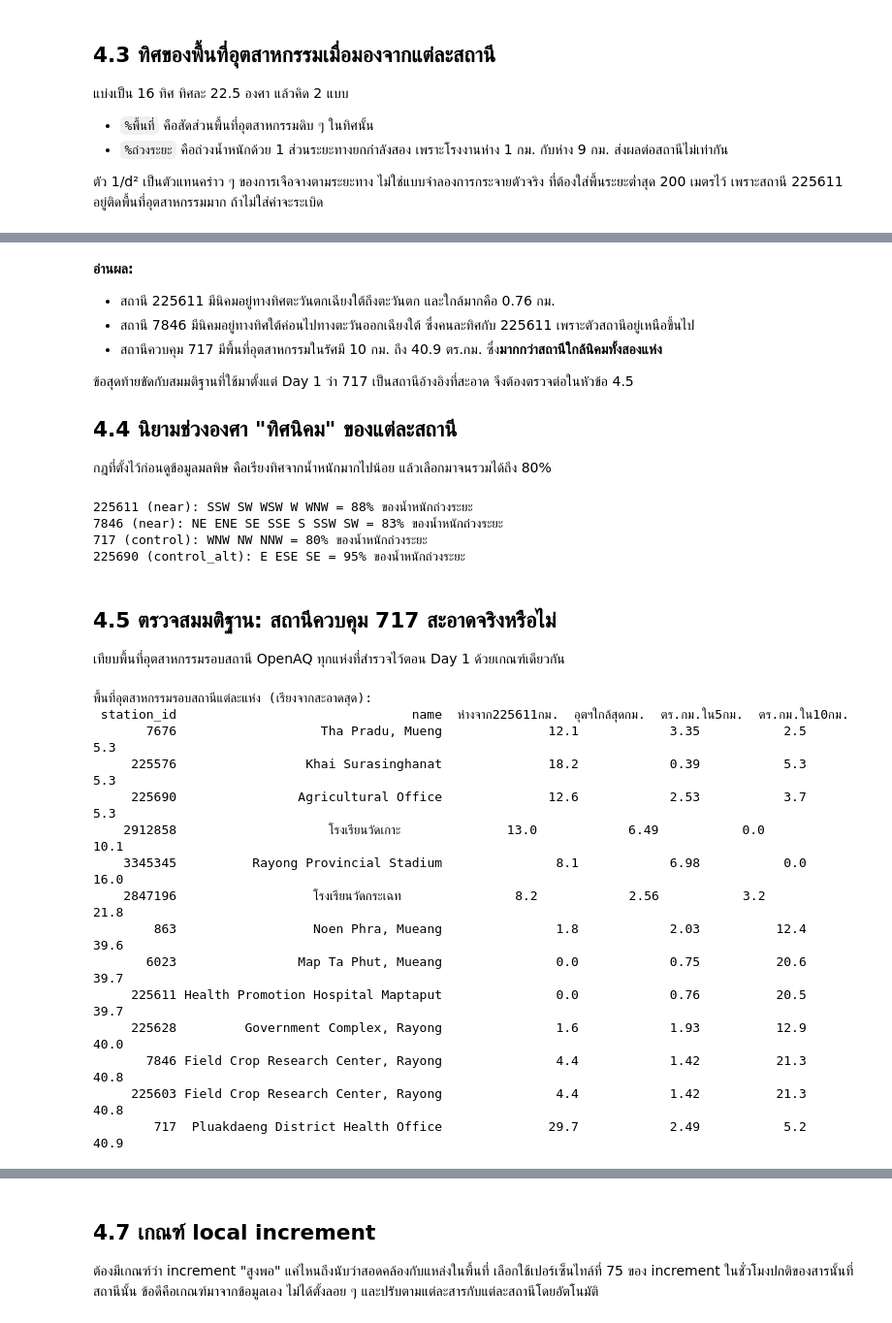
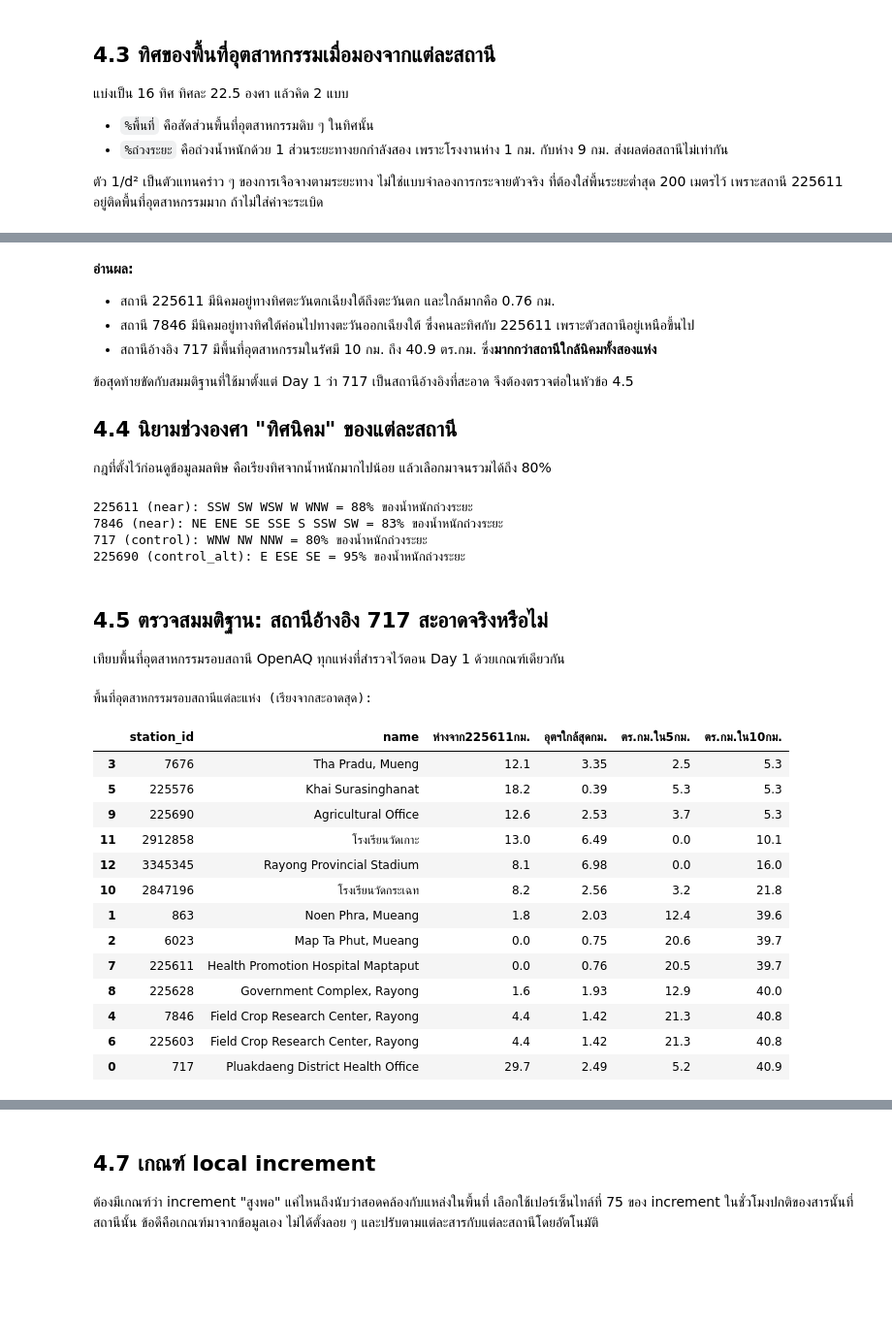
Before and after one commit to Rmnlin/maptaphut-air-quality, a Jupyter notebook: notebooks/04_attribution.ipynb, the cells around one changed output, grey strips where cells are left out. Shown at 97% size. Saved outputs shown, nothing was run; the diff lists cells and outputs as text; code cells hidden in the pictures; blank space fills up the shorter version.

```diff
--- a/notebooks/04_attribution.ipynb
+++ b/notebooks/04_attribution.ipynb
@@ -189,7 +207,7 @@ NNE   11-34       0.0        0.0
 **อ่านผล:**
 - สถานี 225611 มีนิคมอยู่ทางทิศตะวันตกเฉียงใต้ถึงตะวันตก และใกล้มากคือ 0.76 กม.
 - สถานี 7846 มีนิคมอยู่ทางทิศใต้ค่อนไปทางตะวันออกเฉียงใต้ ซึ่งคนละทิศกับ 225611 เพราะตัวสถานีอยู่เหนือขึ้นไป
-- สถานีควบคุม 717 มีพื้นที่อุตสาหกรรมในรัศมี 10 กม. ถึง 40.9 ตร.กม. ซึ่ง**มากกว่าสถานีใกล้นิคมทั้งสองแห่ง**
+- สถานีอ้างอิง 717 มีพื้นที่อุตสาหกรรมในรัศมี 10 กม. ถึง 40.9 ตร.กม. ซึ่ง**มากกว่าสถานีใกล้นิคมทั้งสองแห่ง**
 
 ข้อสุดท้ายขัดกับสมมติฐานที่ใช้มาตั้งแต่ Day 1 ว่า 717 เป็นสถานีอ้างอิงที่สะอาด จึงต้องตรวจต่อในหัวข้อ 4.5
 
@@ -212,47 +230,47 @@ for sid, s in STATIONS.items():
 717 (control): WNW NW NNW = 80% ของน้ำหนักถ่วงระยะ
 225690 (control_alt): E ESE SE = 95% ของน้ำหนักถ่วงระยะ
 # %% [markdown]
-## 4.5 ตรวจสมมติฐาน: สถานีควบคุม 717 สะอาดจริงหรือไม่
+## 4.5 ตรวจสมมติฐาน: สถานีอ้างอิง 717 สะอาดจริงหรือไม่
 
 เทียบพื้นที่อุตสาหกรรมรอบสถานี OpenAQ ทุกแห่งที่สำรวจไว้ตอน Day 1 ด้วยเกณฑ์เดียวกัน
 # %%
-# ตรวจสมมติฐานสำคัญ: สถานีควบคุม 717 "สะอาด" จริงหรือไม่
+# ตรวจสมมติฐานสำคัญ: สถานีอ้างอิง 717 "สะอาด" จริงหรือไม่
 # เทียบกับสถานี OpenAQ ทุกแห่งที่สำรวจไว้ตอน Day 1
 locs = json.load(open('../data/raw/openaq_locations.json', encoding='utf-8'))
 cand = {int(l['id']): {'lat': l['coordinates']['latitude'], 'lon': l['coordinates']['longitude'],
                        'name': l['name']} for l in locs}
 cand[717] = STATIONS[717]
 
 rows = []
 for sid, s in sorted(cand.items()):
     dx = (ind_pts[:, 0] - s['lon']) * M_PER_DEG_LON
     dy = (ind_pts[:, 1] - s['lat']) * M_PER_DEG_LAT
     d = np.sqrt(dx**2 + dy**2) / 1000
     d_main = np.sqrt((((s['lon'] - STATIONS[225611]['lon']) * M_PER_DEG_LON)**2 +
                       ((s['lat'] - STATIONS[225611]['lat']) * M_PER_DEG_LAT)**2)) / 1000
     rows.append({'station_id': sid, 'name': s['name'][:34],
                  'ห่างจาก225611กม.': round(d_main, 1),
                  'อุตฯใกล้สุดกม.': round(d.min(), 2),
                  'ตร.กม.ใน5กม.': round((d <= 5).sum() * 0.04, 1),
                  'ตร.กม.ใน10กม.': round((d <= 10).sum() * 0.04, 1)})
 print('พื้นที่อุตสาหกรรมรอบสถานีแต่ละแห่ง (เรียงจากสะอาดสุด):')
-print(pd.DataFrame(rows).sort_values('ตร.กม.ใน10กม.').to_string(index=False))
+display(pd.DataFrame(rows).sort_values('ตร.กม.ใน10กม.'))
 # %% [output]
 พื้นที่อุตสาหกรรมรอบสถานีแต่ละแห่ง (เรียงจากสะอาดสุด):
- station_id                               name  ห่างจาก225611กม.  อุตฯใกล้สุดกม.  ตร.กม.ใน5กม.  ตร.กม.ใน10กม.
-       7676                   Tha Pradu, Mueng              12.1            3.35           2.5            5.3
-     225576                 Khai Surasinghanat              18.2            0.39           5.3            5.3
-     225690                Agricultural Office              12.6            2.53           3.7            5.3
-    2912858                    โรงเรียนวัดเกาะ              13.0            6.49           0.0           10.1
-    3345345          Rayong Provincial Stadium               8.1            6.98           0.0           16.0
-    2847196                  โรงเรียนวัดกระเฉท               8.2            2.56           3.2           21.8
-        863                  Noen Phra, Mueang               1.8            2.03          12.4           39.6
-       6023                Map Ta Phut, Mueang               0.0            0.75          20.6           39.7
-     225611 Health Promotion Hospital Maptaput               0.0            0.76          20.5           39.7
-     225628         Government Complex, Rayong               1.6            1.93          12.9           40.0
-       7846 Field Crop Research Center, Rayong               4.4            1.42          21.3           40.8
-     225603 Field Crop Research Center, Rayong               4.4            1.42          21.3           40.8
-        717  Pluakdaeng District Health Office              29.7            2.49           5.2           40.9
+|  | station_id | name | ห่างจาก225611กม. | อุตฯใกล้สุดกม. | ตร.กม.ใน5กม. | ตร.กม.ใน10กม. |
+| 3 | 7676 | Tha Pradu, Mueng | 12.1 | 3.35 | 2.5 | 5.3 |
+| 5 | 225576 | Khai Surasinghanat | 18.2 | 0.39 | 5.3 | 5.3 |
+| 9 | 225690 | Agricultural Office | 12.6 | 2.53 | 3.7 | 5.3 |
+| 11 | 2912858 | โรงเรียนวัดเกาะ | 13.0 | 6.49 | 0.0 | 10.1 |
+| 12 | 3345345 | Rayong Provincial Stadium | 8.1 | 6.98 | 0.0 | 16.0 |
+| 10 | 2847196 | โรงเรียนวัดกระเฉท | 8.2 | 2.56 | 3.2 | 21.8 |
+| 1 | 863 | Noen Phra, Mueang | 1.8 | 2.03 | 12.4 | 39.6 |
+| 2 | 6023 | Map Ta Phut, Mueang | 0.0 | 0.75 | 20.6 | 39.7 |
+| 7 | 225611 | Health Promotion Hospital Maptaput | 0.0 | 0.76 | 20.5 | 39.7 |
+| 8 | 225628 | Government Complex, Rayong | 1.6 | 1.93 | 12.9 | 40.0 |
+| 4 | 7846 | Field Crop Research Center, Rayong | 4.4 | 1.42 | 21.3 | 40.8 |
+| 6 | 225603 | Field Crop Research Center, Rayong | 4.4 | 1.42 | 21.3 | 40.8 |
+| 0 | 717 | Pluakdaeng District Health Office | 29.7 | 2.49 | 5.2 | 40.9 |
 # %% [markdown]
 **อ่านผล (ข้อค้นพบสำคัญของวันนี้):**
 
```
Also changed, not shown: parts of 35 cells of this notebook, 4 other files.
